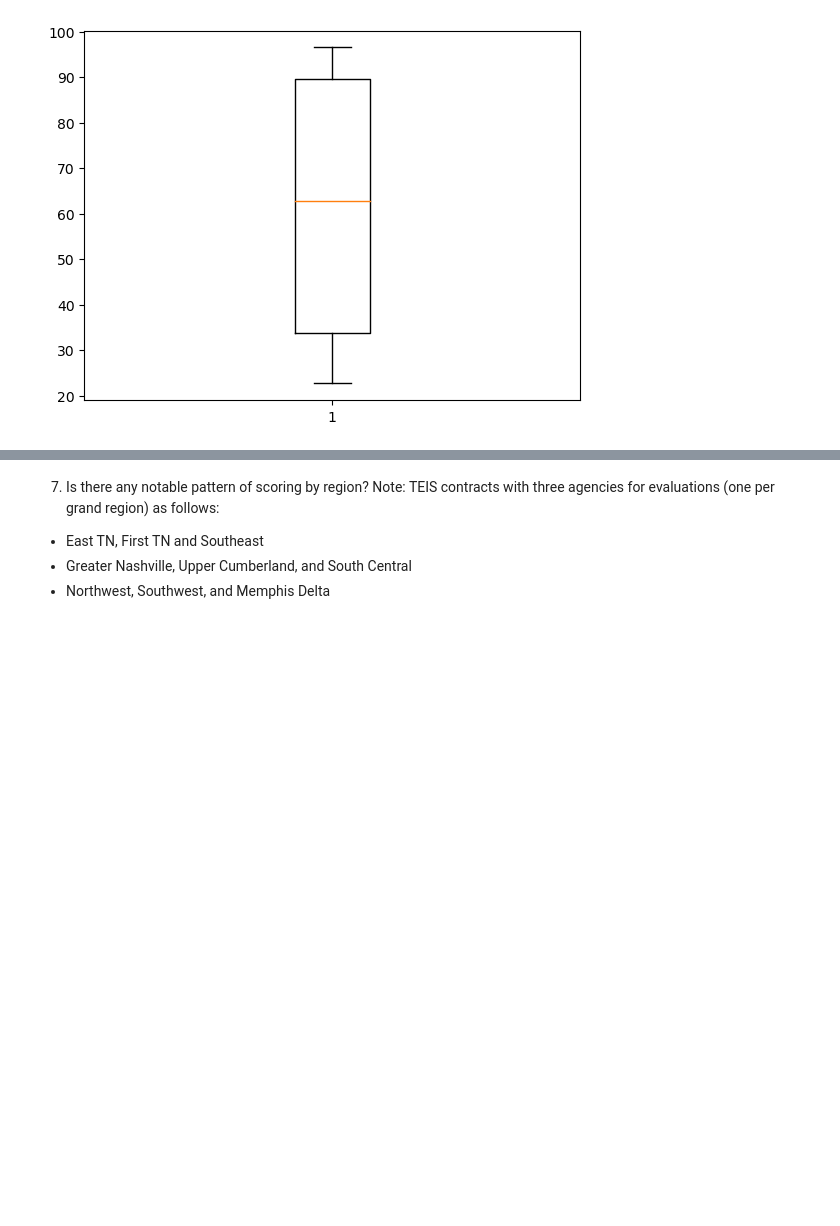
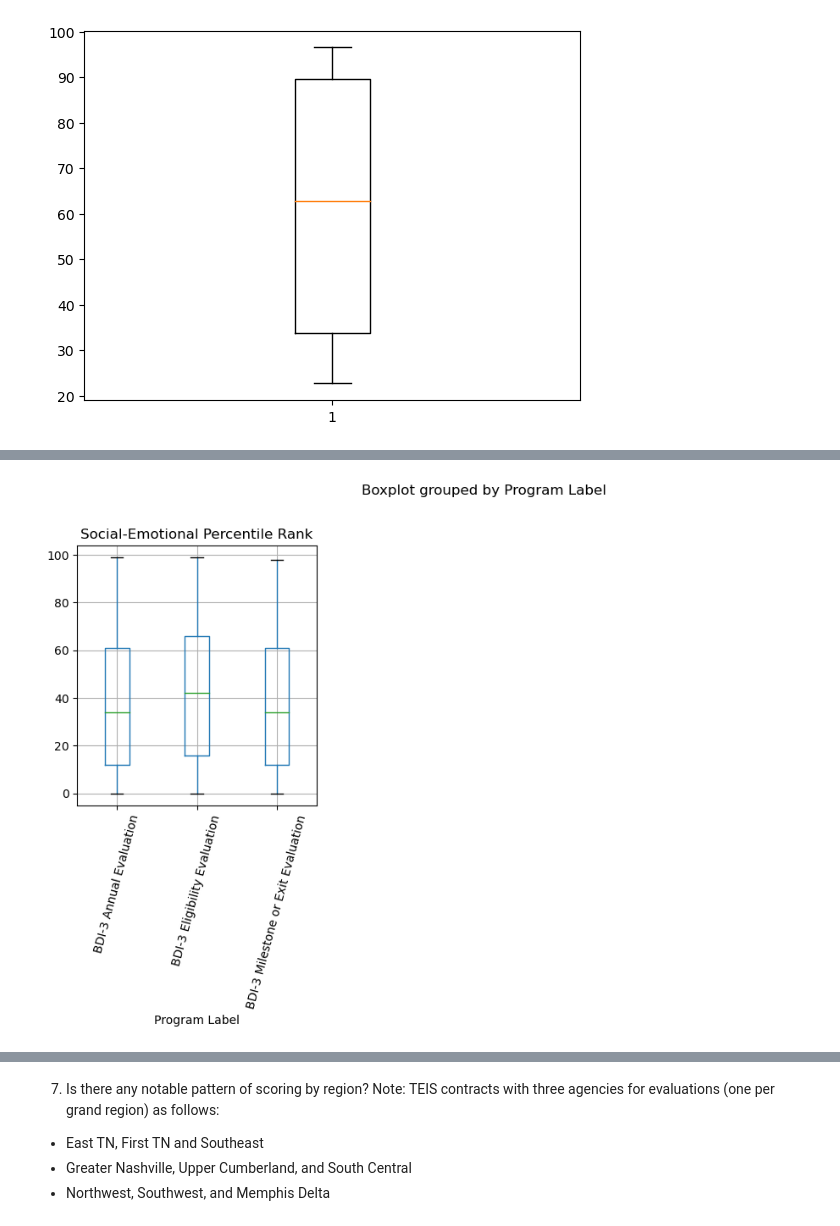
Before and after one commit to NSS-Full-Time-Data-Analytics-11/teis-project-tucker, a Jupyter notebook: take3.ipynb, the cells around one changed output, grey strips where cells are left out. Saved outputs shown, nothing was run; the diff lists cells and outputs as text; code cells hidden in the pictures; blank space fills up the shorter version.

```diff
--- a/take3.ipynb
+++ b/take3.ipynb
@@ -136,0 +136,4 @@ pulls.boxplot(column =['Adaptive Percentile Rank', 'Social-Emotional Percentile
+# %%
+pulls.boxplot(column =['Social-Emotional Percentile Rank'], by='Program Label', figsize=(12, 9), layout = (2, 3), rot=75);
+# %% [output]
+[figure, added]
```
Also changed, not shown: parts of 40 cells of this notebook, 8 other files.
